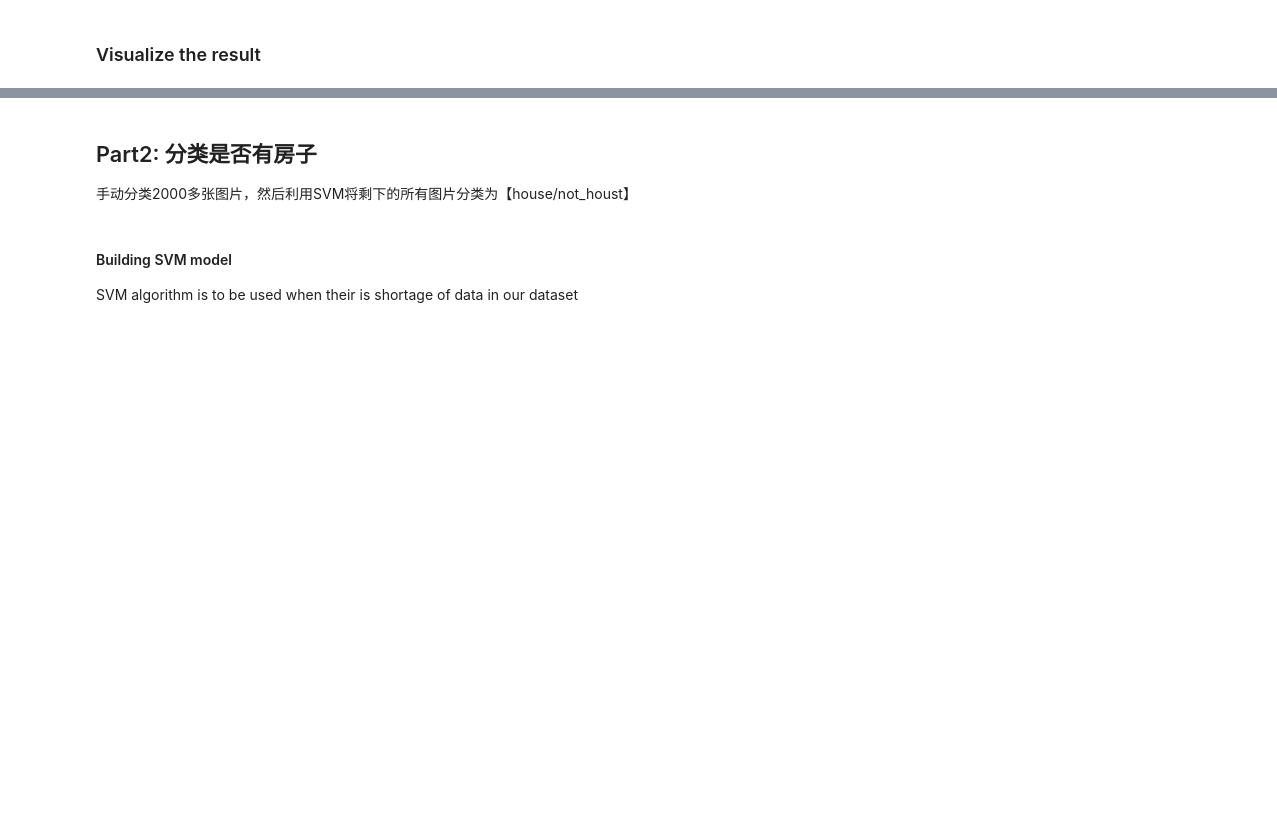
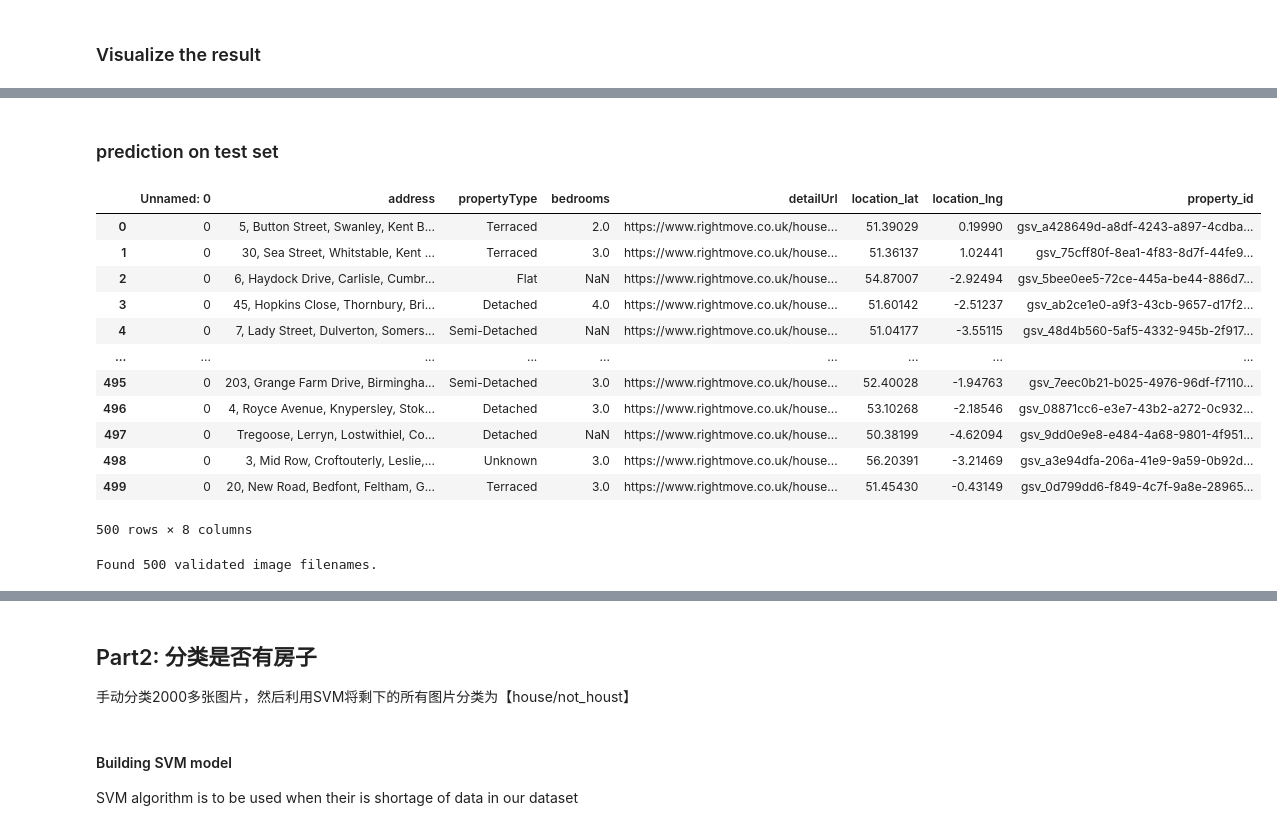
Before and after one commit to StaceyTf1999/graduateproject1_housetype.predicting, a Jupyter notebook: housing_predicting.ipynb, the cells around one changed output, grey strips where cells are left out. Saved outputs shown, nothing was run; the diff lists cells and outputs as text; code cells hidden in the pictures; blank space fills up the shorter version.

Commit message:
add test prediction

```diff
--- a/housing_predicting.ipynb
+++ b/housing_predicting.ipynb
@@ -384,0 +386,38 @@ plt.show()
+# %% [markdown]
+### prediction on test set
+# %%
+test
+# %% [output]
+|  | Unnamed: 0 | address | propertyType | bedrooms | detailUrl | location_lat | location_lng | property_id |
+| 0 | 0 | 5, Button Street, Swanley, Kent B... | Terraced | 2.0 | https://www.rightmove.co.uk/house... | 51.39029 | 0.19990 | gsv_a428649d-a8df-4243-a897-4cdba... |
+| 1 | 0 | 30, Sea Street, Whitstable, Kent ... | Terraced | 3.0 | https://www.rightmove.co.uk/house... | 51.36137 | 1.02441 | gsv_75cff80f-8ea1-4f83-8d7f-44fe9... |
+| 2 | 0 | 6, Haydock Drive, Carlisle, Cumbr... | Flat | NaN | https://www.rightmove.co.uk/house... | 54.87007 | -2.92494 | gsv_5bee0ee5-72ce-445a-be44-886d7... |
+| 3 | 0 | 45, Hopkins Close, Thornbury, Bri... | Detached | 4.0 | https://www.rightmove.co.uk/house... | 51.60142 | -2.51237 | gsv_ab2ce1e0-a9f3-43cb-9657-d17f2... |
+| 4 | 0 | 7, Lady Street, Dulverton, Somers... | Semi-Detached | NaN | https://www.rightmove.co.uk/house... | 51.04177 | -3.55115 | gsv_48d4b560-5af5-4332-945b-2f917... |
+| ... | ... | ... | ... | ... | ... | ... | ... | ... |
+| 495 | 0 | 203, Grange Farm Drive, Birmingha... | Semi-Detached | 3.0 | https://www.rightmove.co.uk/house... | 52.40028 | -1.94763 | gsv_7eec0b21-b025-4976-96df-f7110... |
+| 496 | 0 | 4, Royce Avenue, Knypersley, Stok... | Detached | 3.0 | https://www.rightmove.co.uk/house... | 53.10268 | -2.18546 | gsv_08871cc6-e3e7-43b2-a272-0c932... |
+| 497 | 0 | Tregoose, Lerryn, Lostwithiel, Co... | Detached | NaN | https://www.rightmove.co.uk/house... | 50.38199 | -4.62094 | gsv_9dd0e9e8-e484-4a68-9801-4f951... |
+| 498 | 0 | 3, Mid Row, Croftouterly, Leslie,... | Unknown | 3.0 | https://www.rightmove.co.uk/house... | 56.20391 | -3.21469 | gsv_a3e94dfa-206a-41e9-9a59-0b92d... |
+| 499 | 0 | 20, New Road, Bedfont, Feltham, G... | Terraced | 3.0 | https://www.rightmove.co.uk/house... | 51.45430 | -0.43149 | gsv_0d799dd6-f849-4c7f-9a8e-28965... |
+500 rows × 8 columns
+# %%
+test_filenames = test['property_id']
+test_df = pd.DataFrame({
+    'property_id': test_filenames
+})
+nb_test = test_df.shape[0]
+
+test_gen = ImageDataGenerator(rescale=1./255)
+test_generator = test_gen.flow_from_dataframe(
+    test_df,
+    "../uni_project_data/uni_project_data/sample5000",
+    x_col='property_id',
+    y_col=None,
+    class_mode=None,
+    target_size=IMAGE_SIZE,
+    batch_size=batch_size,
+    shuffle=False
+)
+# %% [output]
+Found 500 validated image filenames.
```
Also changed, not shown: parts of 8 cells of this notebook.
